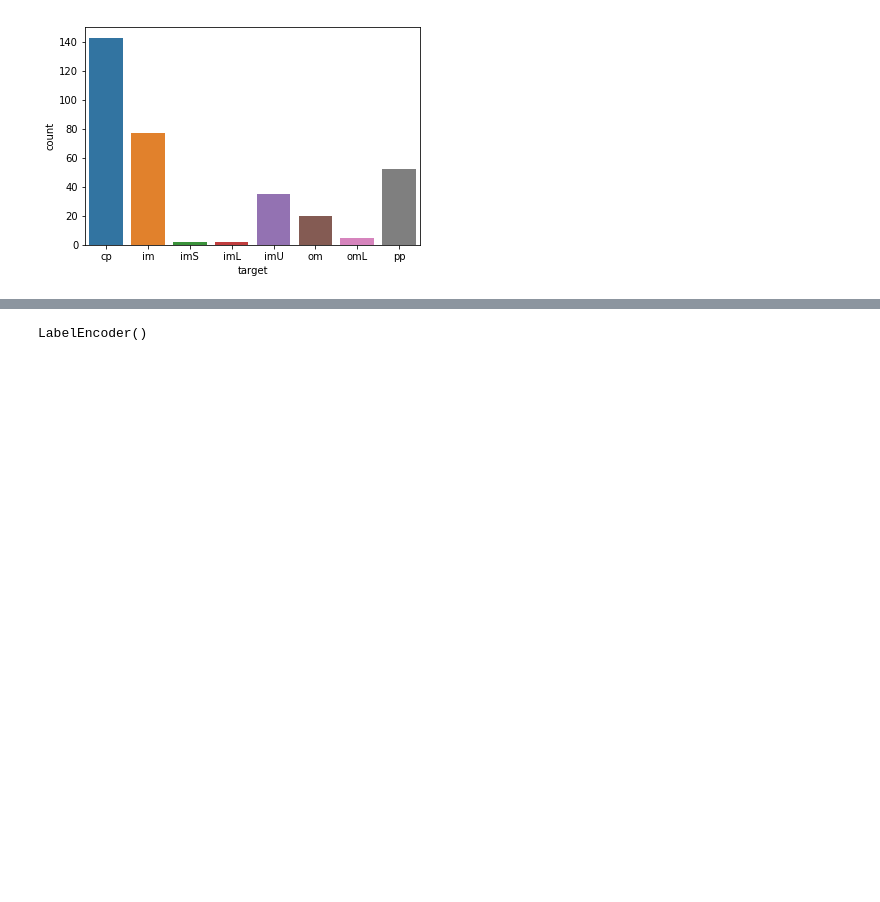
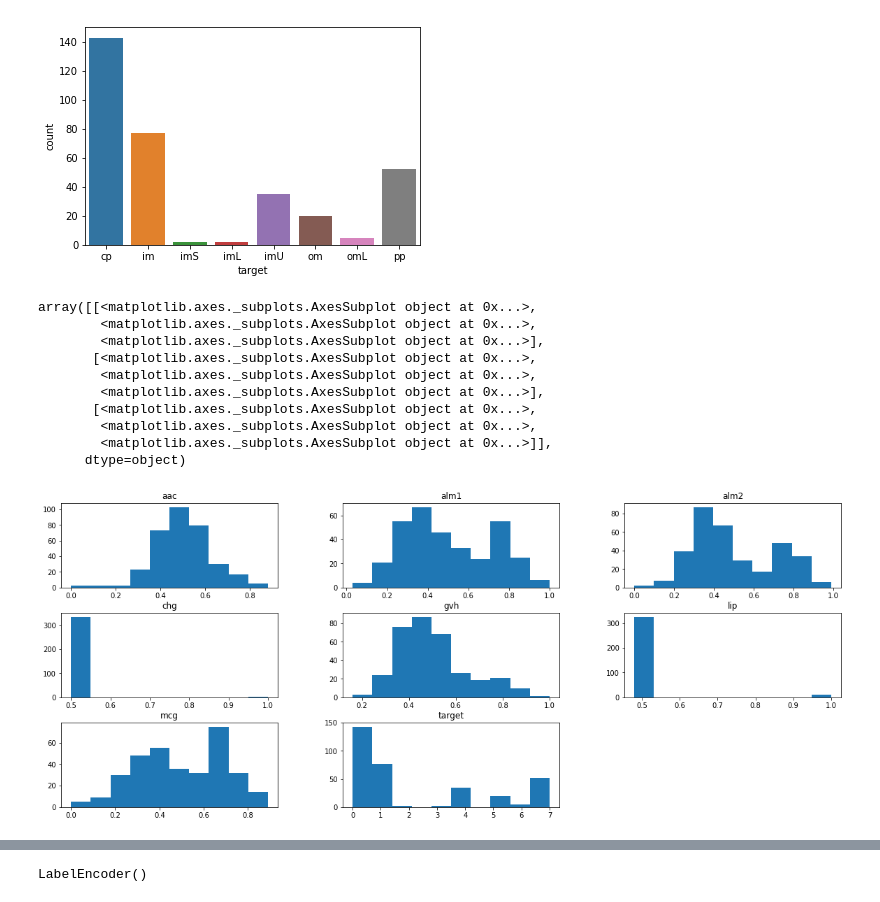
Before and after one commit to PrathyushaSangam/DataScienceUsingPython, a Jupyter notebook: ecoli.ipynb, the cells around one changed output, grey strips where cells are left out. Saved outputs shown, nothing was run; the diff lists cells and outputs as text; code cells hidden in the pictures; blank space fills up the shorter version.

```diff
--- a/ecoli.ipynb
+++ b/ecoli.ipynb
@@ -115,6 +120,22 @@ imL      2
 imS      2
 Name: target, dtype: int64
 [figure]
+# %%
+#histograms of the numeric attributes {mcg, gvh, lip, chg, aac, alm1, alm2}
+
+ecoli_data.hist(layout = (3,3),figsize=(20,8), grid = False)
+# %% [output]
+array([[<matplotlib.axes._subplots.AxesSubplot object at 0x...>,
+        <matplotlib.axes._subplots.AxesSubplot object at 0x...>,
+        <matplotlib.axes._subplots.AxesSubplot object at 0x...>],
+       [<matplotlib.axes._subplots.AxesSubplot object at 0x...>,
+        <matplotlib.axes._subplots.AxesSubplot object at 0x...>,
+        <matplotlib.axes._subplots.AxesSubplot object at 0x...>],
+       [<matplotlib.axes._subplots.AxesSubplot object at 0x...>,
+        <matplotlib.axes._subplots.AxesSubplot object at 0x...>,
+        <matplotlib.axes._subplots.AxesSubplot object at 0x...>]],
+      dtype=object)
+[figure, added]
 # %% [markdown]
 **[Back to top](#Document-Outline)**
 ### Findings of step 2 and relevant decisions:
```
Also changed, not shown: parts of 12 cells of this notebook.
